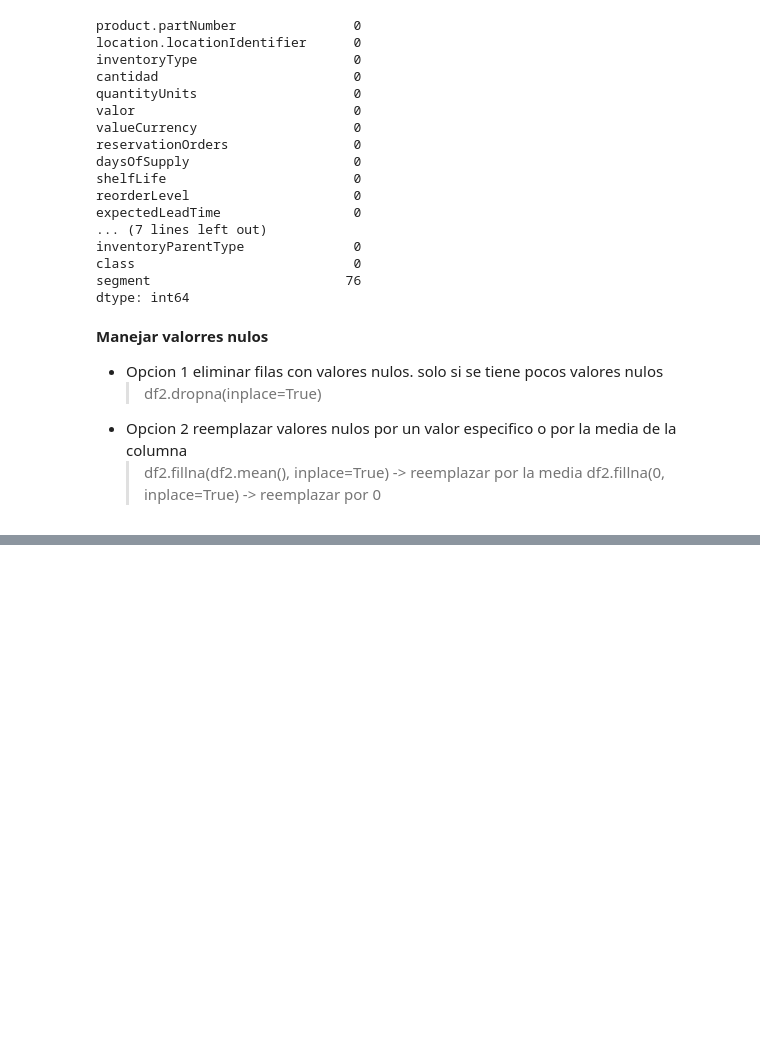
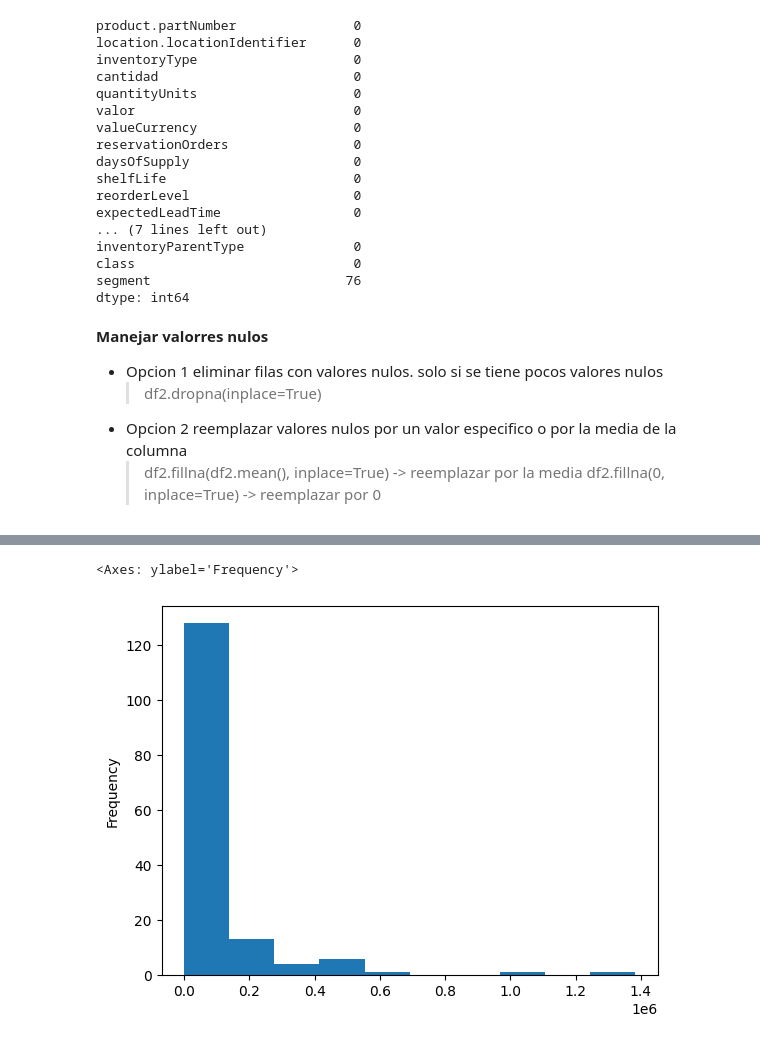
Before and after one commit to JhandryChimbo/data_mining, a Jupyter notebook: 02_clase.ipynb, the cells around one changed output, grey strips where cells are left out. Cells and saved outputs as stored; diff of their text form; code cells hidden in the pictures; blank space fills up the shorter version.

```diff
--- a/02_clase.ipynb
+++ b/02_clase.ipynb
@@ -300,0 +428,5 @@ dtype: int64
+# %%
+df2['valor'].plot(kind='hist')
+# %% [output]
+<Axes: ylabel='Frequency'>
+[figure, added]
```
Also changed, not shown: parts of 15 cells of this notebook.
